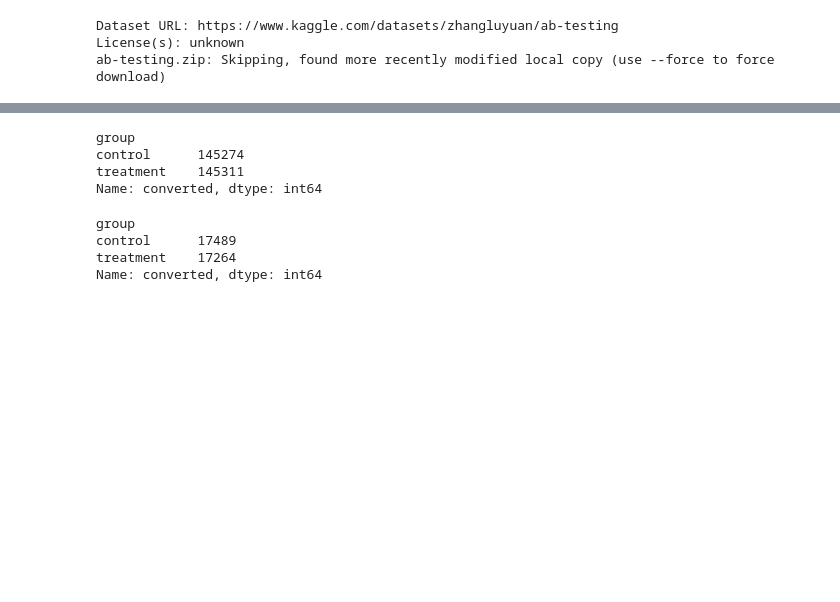
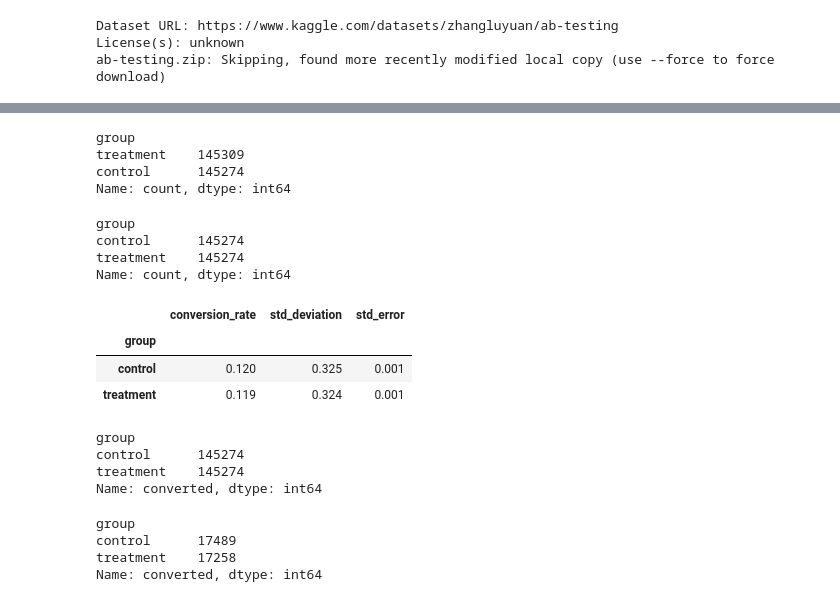
Before and after one commit to danielabece/A-B-testing, a Jupyter notebook: ab_testing.ipynb, the cells around one changed output, grey strips where cells are left out. Cells and saved outputs as stored; diff of their text form; code cells hidden in the pictures; blank space fills up the shorter version.

```diff
--- a/ab_testing.ipynb
+++ b/ab_testing.ipynb
@@ -71,0 +178,9 @@ df_clean = df[
+# %%
+# Validate the number of samples for each group.
+
+df_clean.group.value_counts()
+# %% [output]
+group
+treatment    145309
+control      145274
+Name: count, dtype: int64
@@ -72,23 +195,49 @@ df_clean = df[
+# %%
+# Validate the number of samples for each group.
+
+ab_test.group.value_counts()
+# %% [output]
+group
+control      145274
+treatment    145274
+Name: count, dtype: int64
+# %%
+# The control group shows 12.0% conversion rate and the treatment group 11.9% conversion rate.
+
+conversion_rates = ab_test.groupby('group')['converted']
+
+std_p = lambda x: np.std(x, ddof=1)              # Std. deviation of the proportion
+se_p = lambda x: stats.sem(x, ddof=1)            # Std. error of the proportion (std / sqrt(n))
+
+conversion_rates = conversion_rates.agg([np.mean, std_p, se_p])
+conversion_rates.columns = ['conversion_rate', 'std_deviation', 'std_error']
+
+
+conversion_rates.style.format('{:.3f}')
+# %% [output]
+|  | conversion_rate | std_deviation | std_error |
+| group |  |  |  |
+| control | 0.120 | 0.325 | 0.001 |
+| treatment | 0.119 | 0.324 | 0.001 |
 # %%
 # Count the number of occurrences of each group.
 
-total_counts = df_clean.groupby('group')['converted'].count()
+total_counts = ab_test.groupby('group')['converted'].count()
 print(total_counts)
 # %% [output]
 group
 control      145274
-treatment    145311
+treatment    145274
 Name: converted, dtype: int64
 # %%
 # Count the number of users converted (1) with method sum.
 
-conversion_counts = df_clean.groupby('group')['converted'].sum()
+conversion_counts = ab_test.groupby('group')['converted'].sum()
+print(conversion_counts)
+# %% [output]
+group
+control      17489
+treatment    17258
+Name: converted, dtype: int64
-# %%
-print(conversion_counts)
-# %% [output]
-group
-control      17489
-treatment    17264
-Name: converted, dtype: int64
 # %%
 # Interpretation:
```
Also changed, not shown: parts of 19 cells of this notebook.
